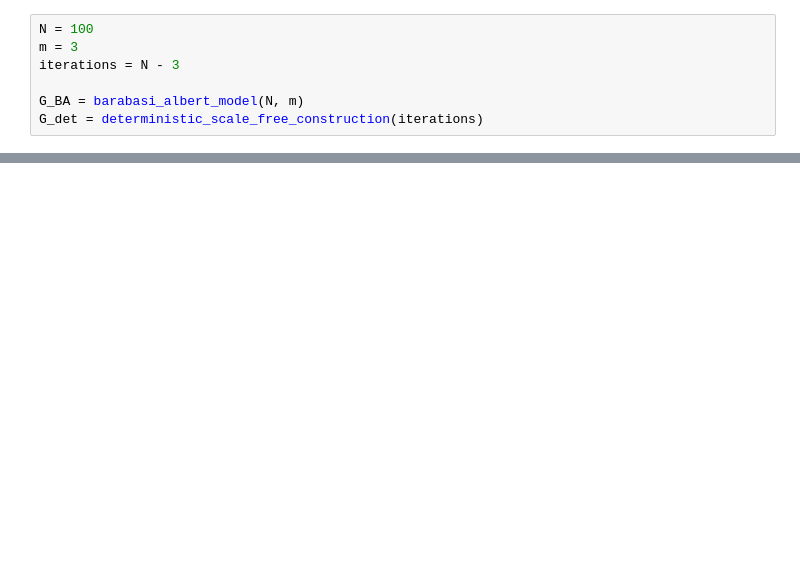
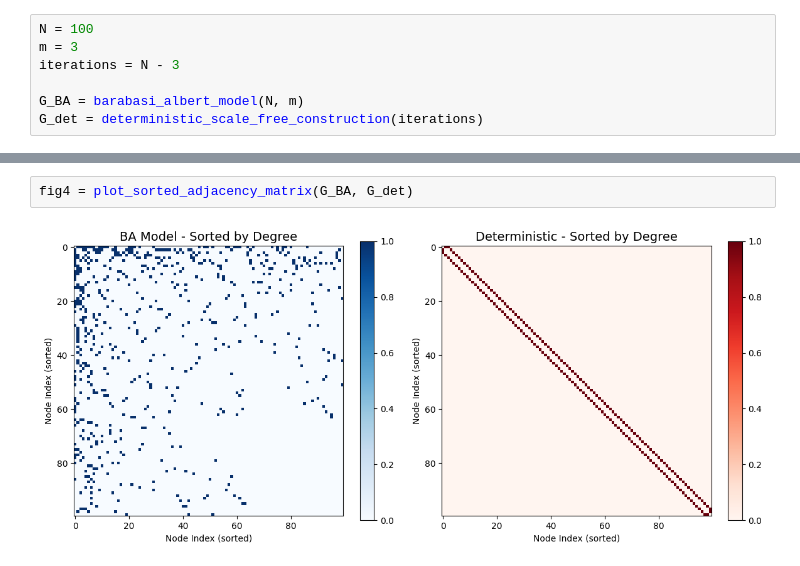
Before and after one commit to erfanshahabi/Social-Networks-Fall-2025, a Jupyter notebook: notebooks/question2_analysis.ipynb, the cells around one changed output, grey strips where cells are left out. Drawn from its saved outputs; the diff is of its cells as text; blank space fills up the shorter version.

```diff
--- a/notebooks/question2_analysis.ipynb
+++ b/notebooks/question2_analysis.ipynb
@@ -23,0 +61,4 @@ G_det = deterministic_scale_free_construction(iterations)
+# %%
+fig4 = plot_sorted_adjacency_matrix(G_BA, G_det)
+# %% [output]
+[figure, added]
```
Also changed, not shown: parts of 6 cells of this notebook, 1 other file.
